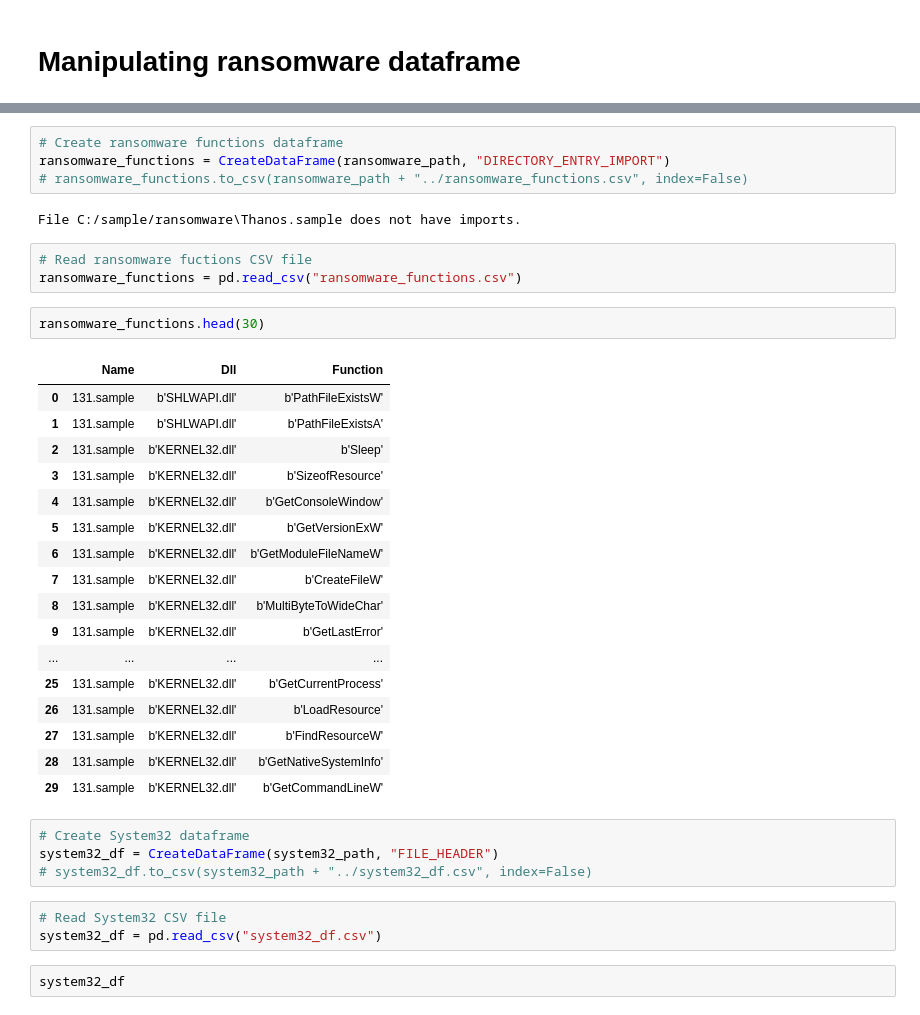
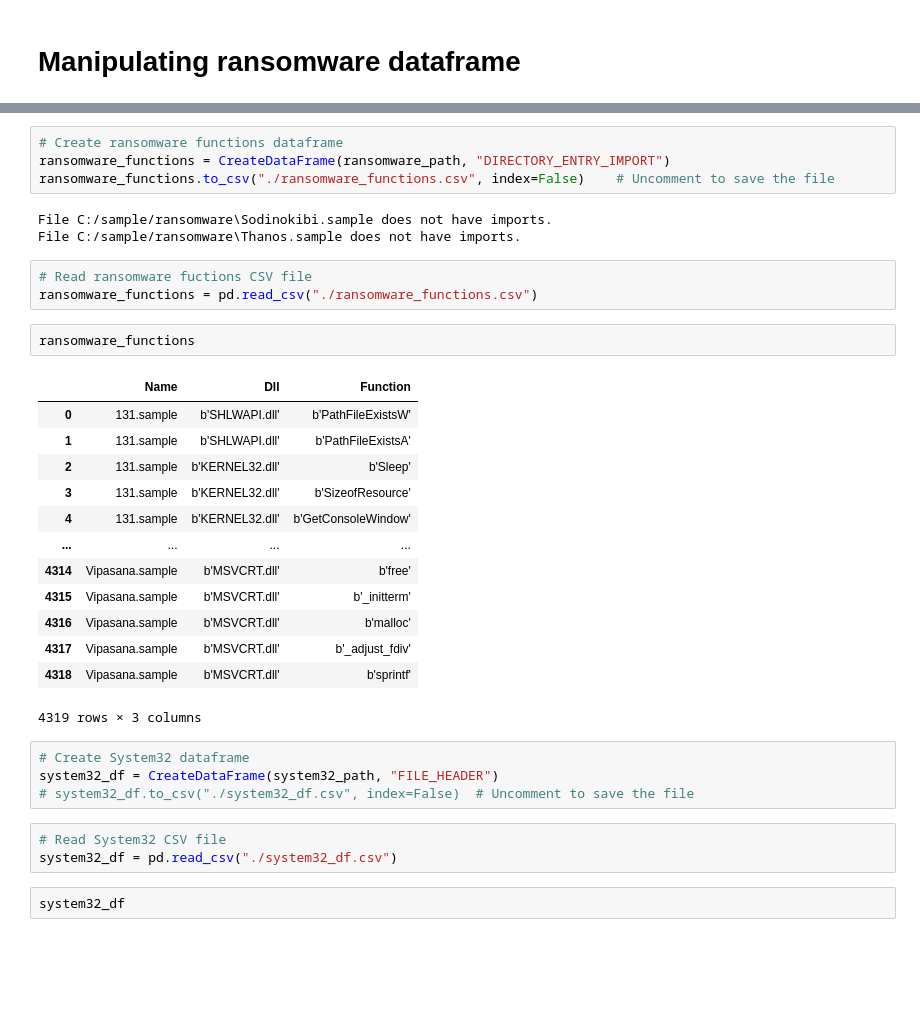
Before and after one commit to c2dc/nastyware, a Jupyter notebook: notebooks/static-attributes.ipynb, the cells around one changed output, grey strips where cells are left out. Cells and saved outputs as stored; diff of their text form; blank space fills up the shorter version.

Commit message:
Dataframes updated.

```diff
--- a/notebooks/static-attributes.ipynb
+++ b/notebooks/static-attributes.ipynb
@@ -92,39 +91,36 @@ ransomware_df.head()
 # %%
 # Create ransomware functions dataframe
 ransomware_functions = CreateDataFrame(ransomware_path, "DIRECTORY_ENTRY_IMPORT")
-# ransomware_functions.to_csv(ransomware_path + "../ransomware_functions.csv", index=False)
+ransomware_functions.to_csv("./ransomware_functions.csv", index=False)    # Uncomment to save the file
 # %% [output]
+File C:/sample/ransomware\Sodinokibi.sample does not have imports.
 File C:/sample/ransomware\Thanos.sample does not have imports.
 # %%
 # Read ransomware fuctions CSV file
-ransomware_functions = pd.read_csv("ransomware_functions.csv")
+ransomware_functions = pd.read_csv("./ransomware_functions.csv")
 # %%
-ransomware_functions.head(30)
+ransomware_functions
 # %% [output]
 |  | Name | Dll | Function |
 | 0 | 131.sample | b'SHLWAPI.dll' | b'PathFileExistsW' |
 | 1 | 131.sample | b'SHLWAPI.dll' | b'PathFileExistsA' |
 | 2 | 131.sample | b'KERNEL32.dll' | b'Sleep' |
 | 3 | 131.sample | b'KERNEL32.dll' | b'SizeofResource' |
 | 4 | 131.sample | b'KERNEL32.dll' | b'GetConsoleWindow' |
-| 5 | 131.sample | b'KERNEL32.dll' | b'GetVersionExW' |
-| 6 | 131.sample | b'KERNEL32.dll' | b'GetModuleFileNameW' |
-| 7 | 131.sample | b'KERNEL32.dll' | b'CreateFileW' |
-| 8 | 131.sample | b'KERNEL32.dll' | b'MultiByteToWideChar' |
-| 9 | 131.sample | b'KERNEL32.dll' | b'GetLastError' |
 | ... | ... | ... | ... |
-| 25 | 131.sample | b'KERNEL32.dll' | b'GetCurrentProcess' |
-| 26 | 131.sample | b'KERNEL32.dll' | b'LoadResource' |
-| 27 | 131.sample | b'KERNEL32.dll' | b'FindResourceW' |
-| 28 | 131.sample | b'KERNEL32.dll' | b'GetNativeSystemInfo' |
-| 29 | 131.sample | b'KERNEL32.dll' | b'GetCommandLineW' |
+| 4314 | Vipasana.sample | b'MSVCRT.dll' | b'free' |
+| 4315 | Vipasana.sample | b'MSVCRT.dll' | b'_initterm' |
+| 4316 | Vipasana.sample | b'MSVCRT.dll' | b'malloc' |
+| 4317 | Vipasana.sample | b'MSVCRT.dll' | b'_adjust_fdiv' |
+| 4318 | Vipasana.sample | b'MSVCRT.dll' | b'sprintf' |
+4319 rows × 3 columns
 # %%
 # Create System32 dataframe
 system32_df = CreateDataFrame(system32_path, "FILE_HEADER")
-# system32_df.to_csv(system32_path + "../system32_df.csv", index=False)
+# system32_df.to_csv("./system32_df.csv", index=False)  # Uncomment to save the file
 # %%
 # Read System32 CSV file
-system32_df = pd.read_csv("system32_df.csv")
+system32_df = pd.read_csv("./system32_df.csv")
 # %%
 system32_df
 # %% [output]
```
Also changed, not shown: parts of 8 cells of this notebook, 3 other files.
